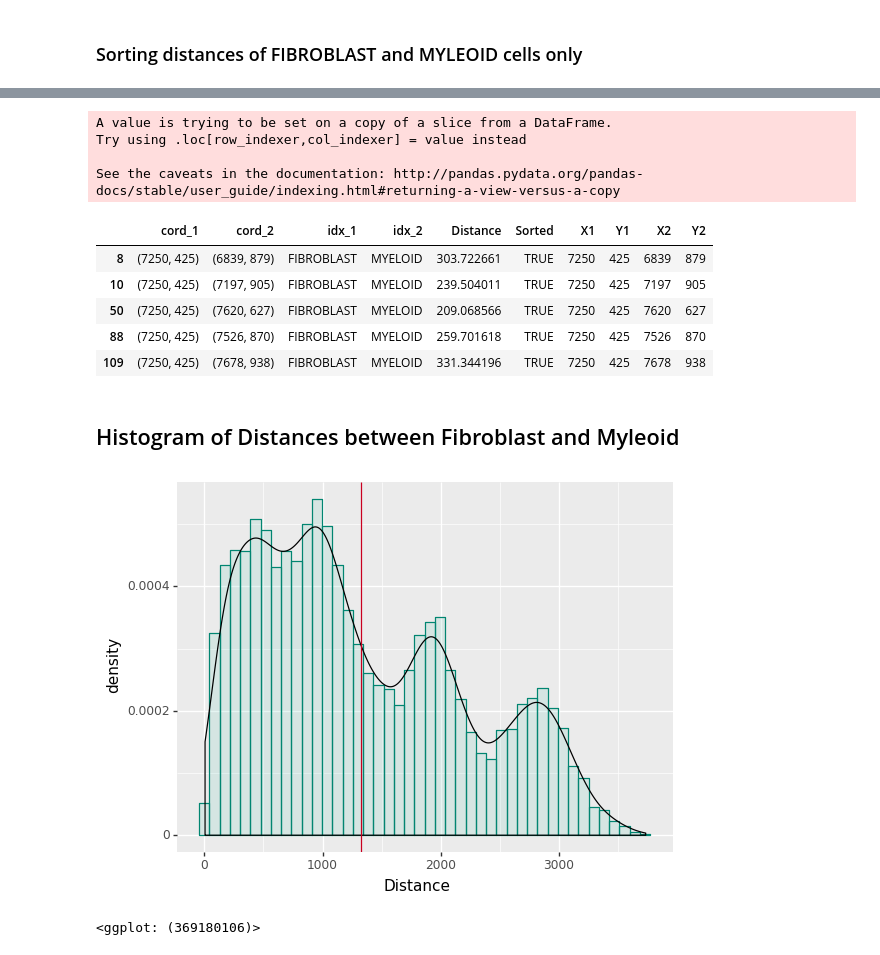
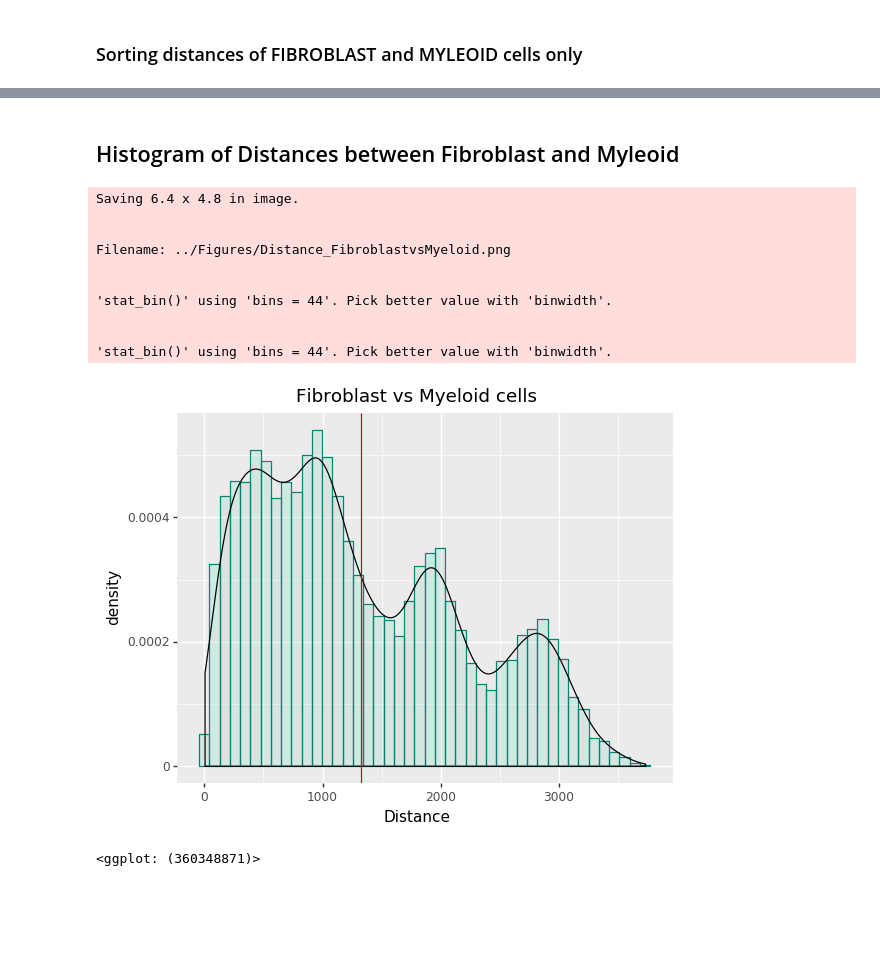
Before and after one commit to broadinstitute/2016_10_19_InSitu_Expression_Hacohen_Lab_Paul_Hoover_Partners, a Jupyter notebook: Scripts/Spatial_analysis_latest.ipynb, the cells around one changed output, grey strips where cells are left out. Saved outputs shown, nothing was run; the diff lists cells and outputs as text; code cells hidden in the pictures; blank space fills up the shorter version.

```diff
--- a/Scripts/Spatial_analysis_latest.ipynb
+++ b/Scripts/Spatial_analysis_latest.ipynb
@@ -7,6 +14,6 @@ import matplotlib.pyplot as plt
 # %% [markdown]
 ## loading of data
 # %%
-data = pd.read_csv('ExpPHa04_4_CD300E-NOTCH3-CSF1R-PDGFRB.tif_1501_job2985.object_results_CLEANED.csv')
+data = pd.read_csv('../data/ExpPHa04_4_CD300E-NOTCH3-CSF1R-PDGFRB.tif_1501_job2985.object_results_CLEANED.csv')
 data.head()
 # %% [output]
@@ -218,10 +249,10 @@ final.head()
 # %% [markdown]
 ### Sorting distances of FIBROBLAST and MYLEOID cells only
 # %%
-def sorting_rows(row):
-    if (row['idx_1'] == 'FIBROBLAST') & (row['idx_2'] == 'MYELOID'):
-        return "TRUE"
-    else:
-        return "FALSE"
+# def sorting_rows(row):
+#     if (row['idx_1'] == 'FIBROBLAST') & (row['idx_2'] == 'MYELOID'):
+#         return "TRUE"
+#     else:
+#         return "FALSE"
 
-final['Sorted'] = final.apply(sorting_rows, axis=1)
+# final['Sorted'] = final.apply(sorting_rows, axis=1)
@@ -237,18 +258,0 @@ final.loc[final['Sorted'] == "TRUE"].head()
-# %%
-f = final.loc[final['Sorted'] == "TRUE"]
-
-f[['X1', 'Y1']] = pd.DataFrame(f['cord_1'].tolist(), index=f.index)
-f[['X2', 'Y2']] = pd.DataFrame(f['cord_2'].tolist(), index=f.index)
-
-f.head()
-# %% [output]
-A value is trying to be set on a copy of a slice from a DataFrame.
-Try using .loc[row_indexer,col_indexer] = value instead
-
-See the caveats in the documentation: http://pandas.pydata.org/pandas-docs/stable/user_guide/indexing.html#returning-a-view-versus-a-copy
-|  | cord_1 | cord_2 | idx_1 | idx_2 | Distance | Sorted | X1 | Y1 | X2 | Y2 |
-| 8 | (7250, 425) | (6839, 879) | FIBROBLAST | MYELOID | 303.722661 | TRUE | 7250 | 425 | 6839 | 879 |
-| 10 | (7250, 425) | (7197, 905) | FIBROBLAST | MYELOID | 239.504011 | TRUE | 7250 | 425 | 7197 | 905 |
-| 50 | (7250, 425) | (7620, 627) | FIBROBLAST | MYELOID | 209.068566 | TRUE | 7250 | 425 | 7620 | 627 |
-| 88 | (7250, 425) | (7526, 870) | FIBROBLAST | MYELOID | 259.701618 | TRUE | 7250 | 425 | 7526 | 870 |
-| 109 | (7250, 425) | (7678, 938) | FIBROBLAST | MYELOID | 331.344196 | TRUE | 7250 | 425 | 7678 | 938 |
@@ -255,2 +278,9 @@ See the caveats in the documentation: http://pandas.pydata.org/pandas-docs/stabl
+# %%
+
+
+final[['X1', 'Y1']] = pd.DataFrame(final['cord_1'].tolist(), index=final.index)
+final[['X2', 'Y2']] = pd.DataFrame(final['cord_2'].tolist(), index=final.index)
+
+f = final.loc[final['Sorted'] != 'FALSE']  # excluding similar pair-wise distances
 # %% [markdown]
 ## Histogram of Distances between Fibroblast and Myleoid
@@ -257,15 +289,35 @@ See the caveats in the documentation: http://pandas.pydata.org/pandas-docs/stabl
 # %%
+f = final.loc[final['Sorted'] == 'FIBROBLAST_MYELOID']
+
+
+
+
 avg_dist = f['Distance'].mean()
 
 
 
-(ggplot(f, aes(x='Distance'))
- + geom_histogram(aes(y='stat(density)'), color= '#018571', fill= '#80cdc1', alpha=.2)
- + geom_density()
- + geom_vline(f, aes(xintercept='avg_dist'), color = '#ca0020')
+g = ggplot(f, aes(x='Distance')) + \
+geom_histogram(aes(y='stat(density)'), color= '#018571', fill= '#80cdc1', alpha=.2) + \
+geom_density() + \
+geom_vline(f, aes(xintercept='avg_dist'), color = '#ca0020') + \
+labs(title='Fibroblast vs Myeloid cells')
 
 
-)
+
+
+ggsave(filename='Distance_FibroblastvsMyeloid.png', plot = g,
+       path = '../Figures/')
+g
 # %% [output]
+Saving 6.4 x 4.8 in image.
+
+
+Filename: ../Figures/Distance_FibroblastvsMyeloid.png
+
+
+'stat_bin()' using 'bins = 44'. Pick better value with 'binwidth'.
+
+
+'stat_bin()' using 'bins = 44'. Pick better value with 'binwidth'.
-[figure, old version]
+[figure, new version]
-<ggplot: (369180106)>
+<ggplot: (360348871)>
```
Also changed, not shown: parts of 18 cells of this notebook, 4 other files.
